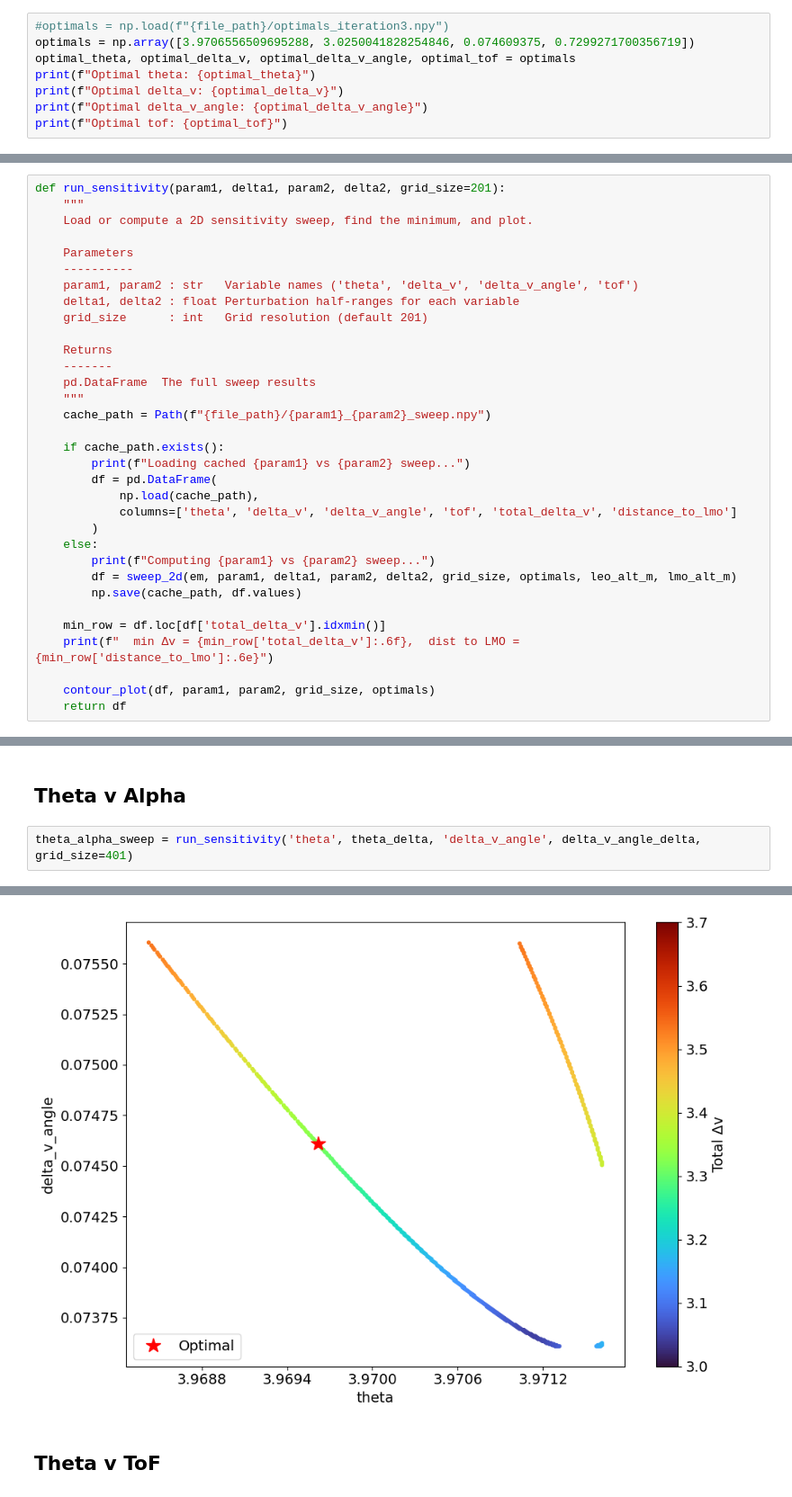
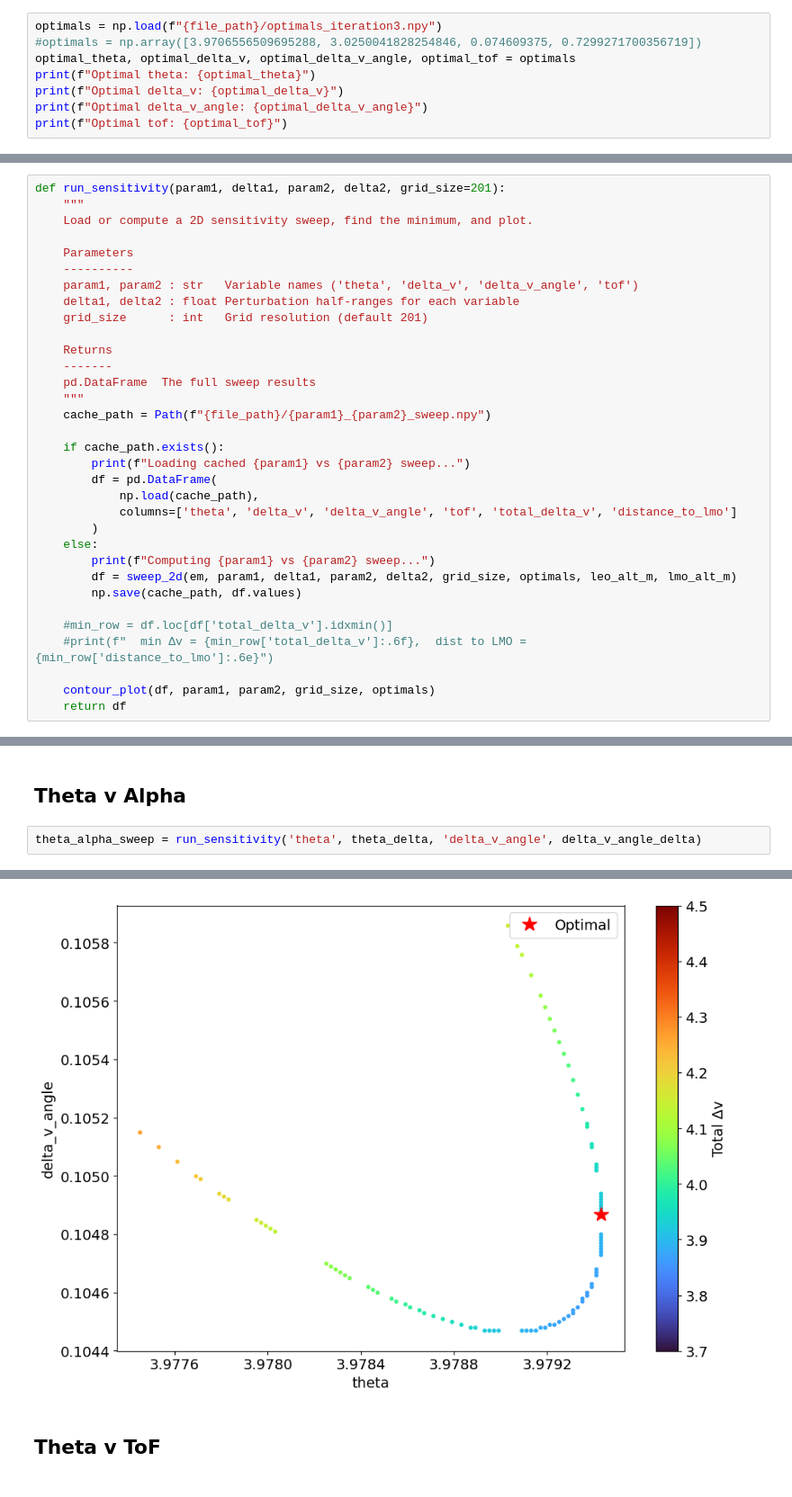
Before and after one commit to samcoulthurst/TrajectoryOptimizer, a Jupyter notebook: notebooks/sensitivites_2d.ipynb, the cells around one changed output, grey strips where cells are left out. Shown at 90% size. Drawn from its saved outputs; the diff is of its cells as text.

```diff
--- a/notebooks/sensitivites_2d.ipynb
+++ b/notebooks/sensitivites_2d.ipynb
@@ -25,8 +25,8 @@ lmo_alt_m=100e3
 # %% [markdown]
 ### Load the Optimals
 # %%
-#optimals = np.load(f"{file_path}/optimals_iteration3.npy")
-optimals = np.array([3.9706556509695288, 3.0250041828254846, 0.074609375, 0.7299271700356719])
+optimals = np.load(f"{file_path}/optimals_iteration3.npy")
+#optimals = np.array([3.9706556509695288, 3.0250041828254846, 0.074609375, 0.7299271700356719])
 optimal_theta, optimal_delta_v, optimal_delta_v_angle, optimal_tof = optimals
 print(f"Optimal theta: {optimal_theta}")
 print(f"Optimal delta_v: {optimal_delta_v}")
@@ -87,8 +87,8 @@ def run_sensitivity(param1, delta1, param2, delta2, grid_size=201):
         df = sweep_2d(em, param1, delta1, param2, delta2, grid_size, optimals, leo_alt_m, lmo_alt_m)
         np.save(cache_path, df.values)
 
-    min_row = df.loc[df['total_delta_v'].idxmin()]
-    print(f"  min Δv = {min_row['total_delta_v']:.6f},  dist to LMO = {min_row['distance_to_lmo']:.6e}")
+    #min_row = df.loc[df['total_delta_v'].idxmin()]
+    #print(f"  min Δv = {min_row['total_delta_v']:.6f},  dist to LMO = {min_row['distance_to_lmo']:.6e}")
 
     contour_plot(df, param1, param2, grid_size, optimals)
     return df
@@ -108,5 +123,5 @@ Loading cached theta vs delta_v sweep...
 # %% [markdown]
 ## Theta v Alpha
 # %%
-theta_alpha_sweep = run_sensitivity('theta', theta_delta, 'delta_v_angle', delta_v_angle_delta, grid_size=401)
+theta_alpha_sweep = run_sensitivity('theta', theta_delta, 'delta_v_angle', delta_v_angle_delta)
 # %% [output]
@@ -115,4 +145,4 @@ Loading cached theta vs delta_v_angle sweep...
-[figure, old version]
+[figure, new version]
 # %% [markdown]
 ## Theta v ToF
 # %%
```
Also changed, not shown: parts of 8 cells of this notebook, 14 other files.
